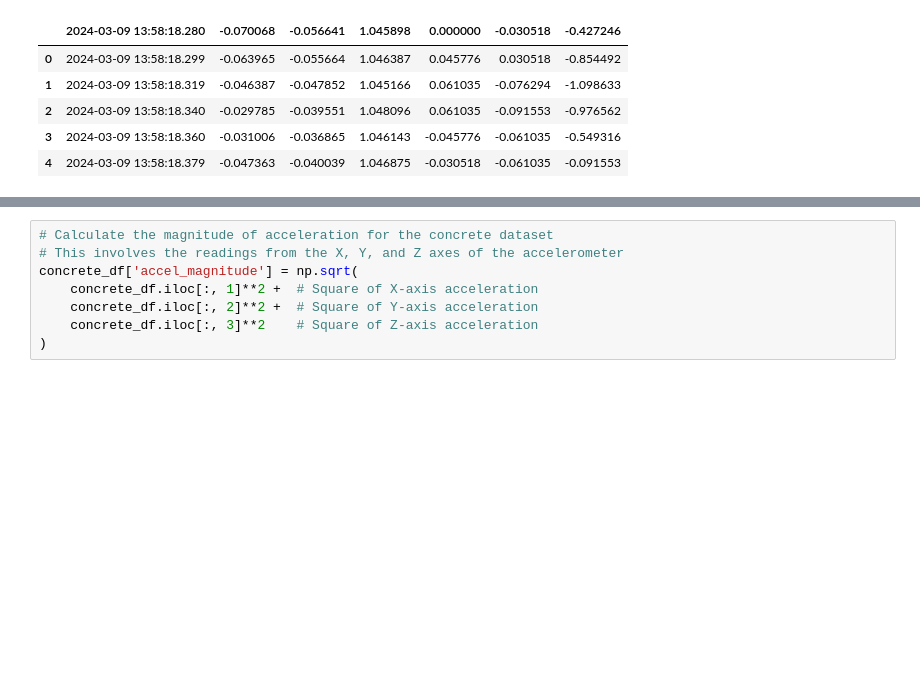
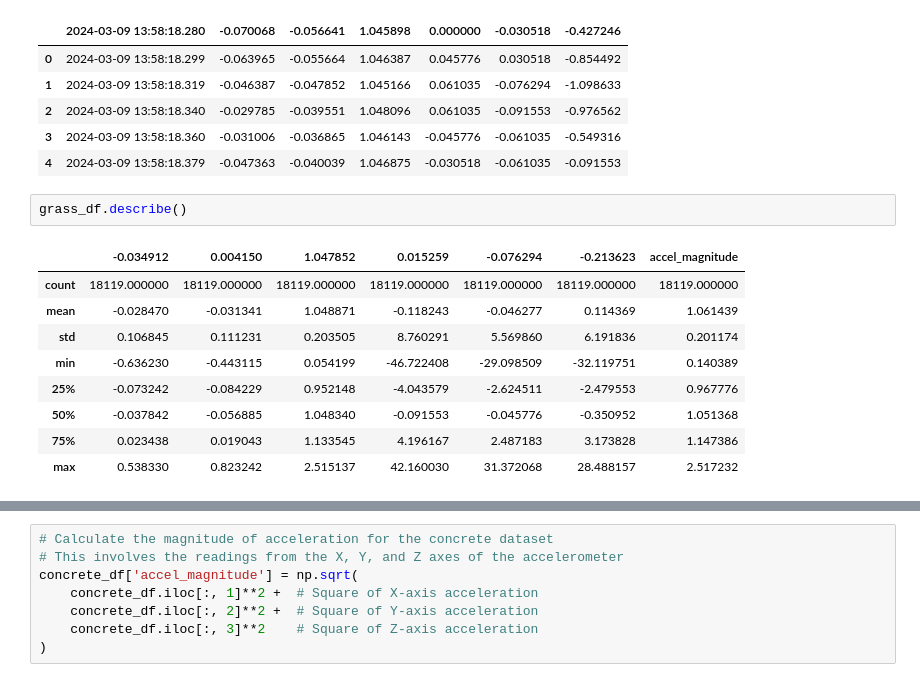
Before and after one commit to D-veloper/COMP4030-Data-Science-with-Machine-Learning, a Jupyter notebook: code/Coursework.ipynb, the cells around one changed output, grey strips where cells are left out. Cells and saved outputs as stored; diff of their text form; blank space fills up the shorter version.

```diff
--- a/code/Coursework.ipynb
+++ b/code/Coursework.ipynb
@@ -26,3 +26,15 @@ asphalt_df.head()
 | 2 | 2024-03-09 13:58:18.340 | -0.029785 | -0.039551 | 1.048096 | 0.061035 | -0.091553 | -0.976562 |
 | 3 | 2024-03-09 13:58:18.360 | -0.031006 | -0.036865 | 1.046143 | -0.045776 | -0.061035 | -0.549316 |
 | 4 | 2024-03-09 13:58:18.379 | -0.047363 | -0.040039 | 1.046875 | -0.030518 | -0.061035 | -0.091553 |
+# %%
+grass_df.describe()
+# %% [output]
+|  | -0.034912 | 0.004150 | 1.047852 | 0.015259 | -0.076294 | -0.213623 | accel_magnitude |
+| count | 18119.000000 | 18119.000000 | 18119.000000 | 18119.000000 | 18119.000000 | 18119.000000 | 18119.000000 |
+| mean | -0.028470 | -0.031341 | 1.048871 | -0.118243 | -0.046277 | 0.114369 | 1.061439 |
+| std | 0.106845 | 0.111231 | 0.203505 | 8.760291 | 5.569860 | 6.191836 | 0.201174 |
+| min | -0.636230 | -0.443115 | 0.054199 | -46.722408 | -29.098509 | -32.119751 | 0.140389 |
+| 25% | -0.073242 | -0.084229 | 0.952148 | -4.043579 | -2.624511 | -2.479553 | 0.967776 |
+| 50% | -0.037842 | -0.056885 | 1.048340 | -0.091553 | -0.045776 | -0.350952 | 1.051368 |
+| 75% | 0.023438 | 0.019043 | 1.133545 | 4.196167 | 2.487183 | 3.173828 | 1.147386 |
+| max | 0.538330 | 0.823242 | 2.515137 | 42.160030 | 31.372068 | 28.488157 | 2.517232 |
```
Also changed, not shown: parts of 7 cells of this notebook, 4 other files.
